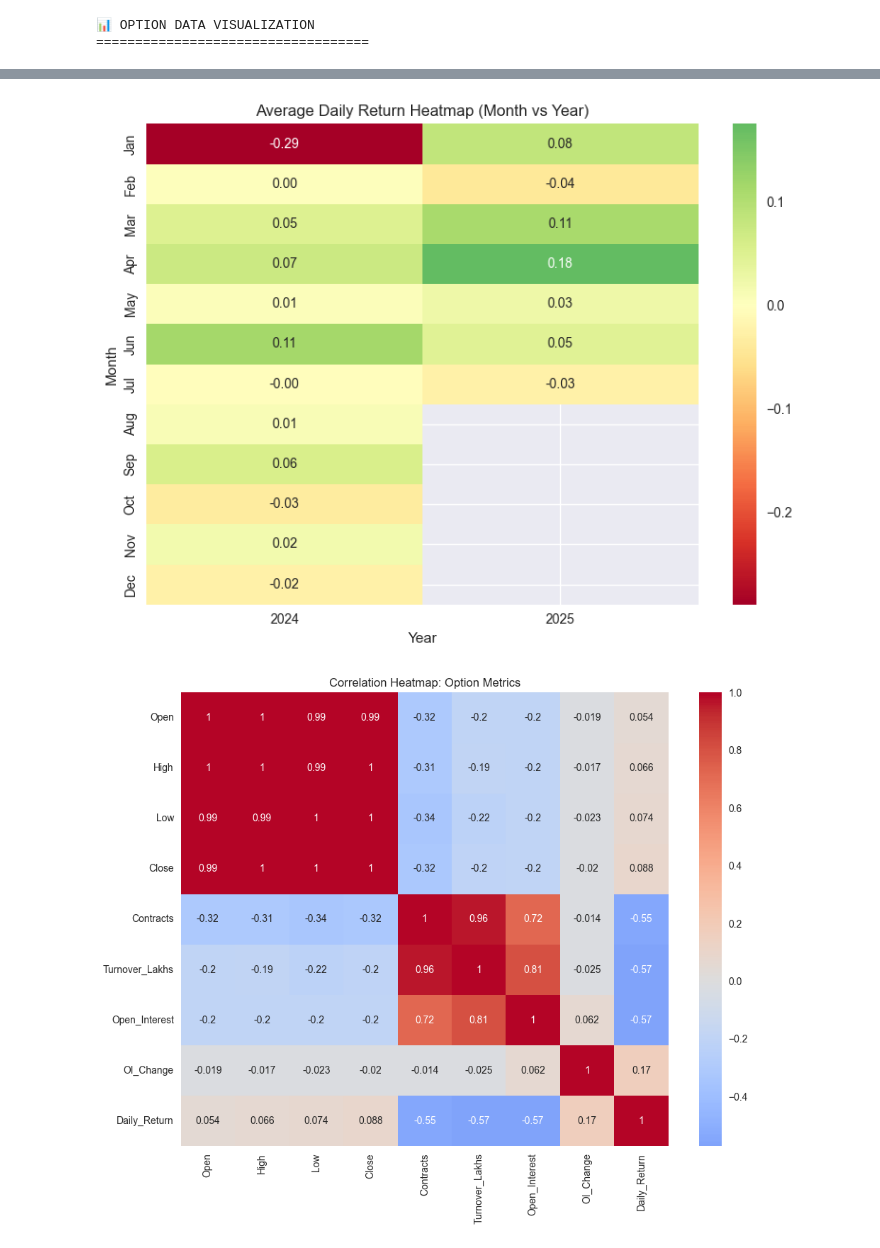
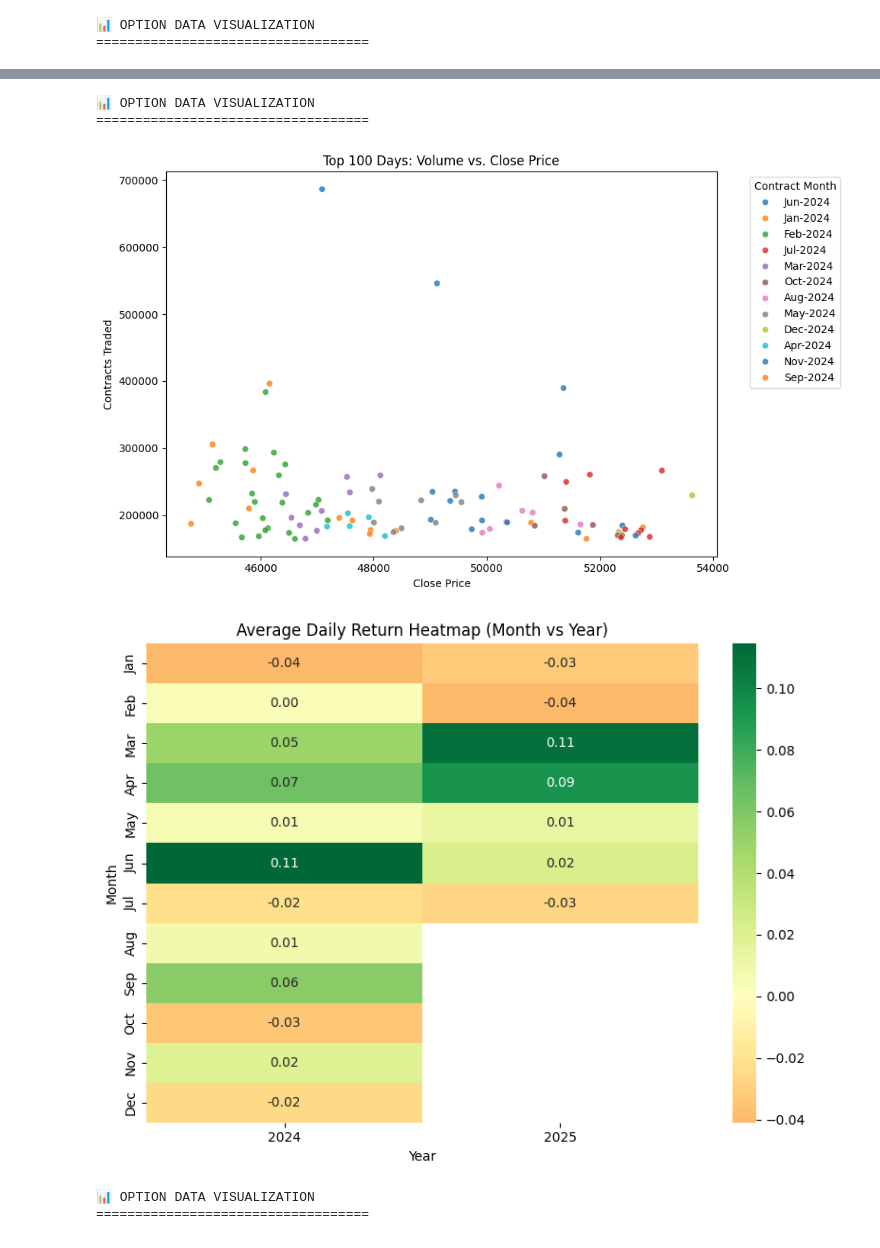
Before and after one commit to iammhk/market-data, a Jupyter notebook: notebooks/banknifty_futures_analysis.ipynb, the cells around one changed output, grey strips where cells are left out. Saved outputs shown, nothing was run; the diff lists cells and outputs as text; code cells hidden in the pictures.

```diff
--- a/notebooks/banknifty_futures_analysis.ipynb
+++ b/notebooks/banknifty_futures_analysis.ipynb
@@ -992,19 +1,36 @@ Current Momentum by Contract:
 # %%
 # Visualizing Option Data: Plots & Heatmaps
+import matplotlib.pyplot as plt
+import seaborn as sns
+import numpy as np
+
+# Use the merged futures data as the cleaned dataframe
+df_clean = futures_merged.copy()
+
+# Clean 'Change in OI' column: replace '-' with np.nan and convert to float
+df_clean['Change in OI'] = df_clean['Change in OI'].replace('-', np.nan).astype(float)
 
 print("📊 OPTION DATA VISUALIZATION")
 print("=" * 35)
 
 # 1. Volume vs. Close Price Scatter Plot (Top 100 by Volume)
 plt.figure(figsize=(10, 6))
-top_volume = df_clean.nlargest(100, 'Contracts')
-sns.scatterplot(data=top_volume, x='Close', y='Contracts', hue='Contract_Month', palette='tab10', alpha=0.8)
+top_volume = df_clean.nlargest(100, 'No. of contracts')
+
+# Add Contract_Month column (extract month and year from Expiry)
+top_volume['Contract_Month'] = top_volume['Expiry'].dt.strftime('%b-%Y')
+df_clean['Contract_Month'] = df_clean['Expiry'].dt.strftime('%b-%Y')
+
+sns.scatterplot(data=top_volume, x='Close', y='No. of contracts', hue='Contract_Month', palette='tab10', alpha=0.8)
 plt.title('Top 100 Days: Volume vs. Close Price')
 plt.xlabel('Close Price')
 plt.ylabel('Contracts Traded')
 plt.legend(title='Contract Month', bbox_to_anchor=(1.05, 1), loc='upper left')
 plt.tight_layout()
 plt.show()
+
+# Calculate Daily Return (percentage change in Close price)
+df_clean['Daily_Return'] = df_clean['Close'].pct_change() * 100
 
 # 2. Heatmap: Daily Returns by Month and Year
 df_clean['Year'] = df_clean['Date'].dt.year
@@ -1016,12 +42,15 @@ plt.figure(figsize=(8, 6))
 sns.heatmap(pivot_returns, annot=True, fmt=".2f", cmap='RdYlGn', center=0)
 plt.title('Average Daily Return Heatmap (Month vs Year)')
 plt.ylabel('Month')
+df_clean['Month'] = df_clean['Date'].dt.strftime('%b')
+pivot_returns = df_clean.pivot_table(index='Month', columns='Year', values='Daily_Return', aggfunc='mean')
+pivot_returns = pivot_returns.reindex(['Jan','Feb','Mar','Apr','May','Jun','Jul','Aug','Sep','Oct','Nov','Dec'])
 plt.xlabel('Year')
 plt.tight_layout()
 plt.show()
 
 # 3. Heatmap: Correlation Matrix for Option Metrics
-option_metrics = ['Open', 'High', 'Low', 'Close', 'Contracts', 'Turnover_Lakhs', 'Open_Interest', 'OI_Change', 'Daily_Return']
+option_metrics = ['Open', 'High', 'Low', 'Close', 'No. of contracts', 'Turnover * in   ₹ Lakhs', 'Open Int', 'Change in OI', 'Daily_Return']
 corr_matrix = df_clean[option_metrics].corr()
 
 plt.figure(figsize=(10, 8))
@@ -1029,19 +58,21 @@ sns.heatmap(corr_matrix, annot=True, cmap='coolwarm', center=0)
 plt.title('Correlation Heatmap: Option Metrics')
 plt.tight_layout()
 plt.show()
-
 # 4. Line Plot: Open Interest and Volume Over Time (Most Active Contract)
+# Find the most active contract month by total volume
+most_active_contract = df_clean.groupby('Contract_Month')['No. of contracts'].sum().idxmax()
 active_contract_data = df_clean[df_clean['Contract_Month'] == most_active_contract]
 fig, ax1 = plt.subplots(figsize=(12, 6))
 ax2 = ax1.twinx()
-ax1.plot(active_contract_data['Date'], active_contract_data['Open_Interest'], color='tab:blue', label='Open Interest')
-ax2.plot(active_contract_data['Date'], active_contract_data['Contracts'], color='tab:orange', label='Contracts (Volume)', alpha=0.7)
+ax1.plot(active_contract_data['Date'], active_contract_data['Open Int'], color='tab:blue', label='Open Interest')
+ax2.plot(active_contract_data['Date'], active_contract_data['No. of contracts'], color='tab:orange', label='Contracts (Volume)', alpha=0.7)
 ax1.set_xlabel('Date')
 ax1.set_ylabel('Open Interest', color='tab:blue')
 ax2.set_ylabel('Contracts (Volume)', color='tab:orange')
 plt.title(f'Open Interest & Volume Over Time: {most_active_contract}')
 fig.tight_layout()
 plt.show()
+plt.show()
 
 # Clean up temporary columns
 df_clean.drop(['Year', 'Month'], axis=1, inplace=True)
@@ -1052,2 +83,6 @@ df_clean.drop(['Year', 'Month'], axis=1, inplace=True)
+📊 OPTION DATA VISUALIZATION
+===================================
-[figure, old version]
+[figure, new version]
-[figure, old version]
+[figure, new version]
+📊 OPTION DATA VISUALIZATION
+===================================
```
Also changed, not shown: parts of 23 cells of this notebook.
